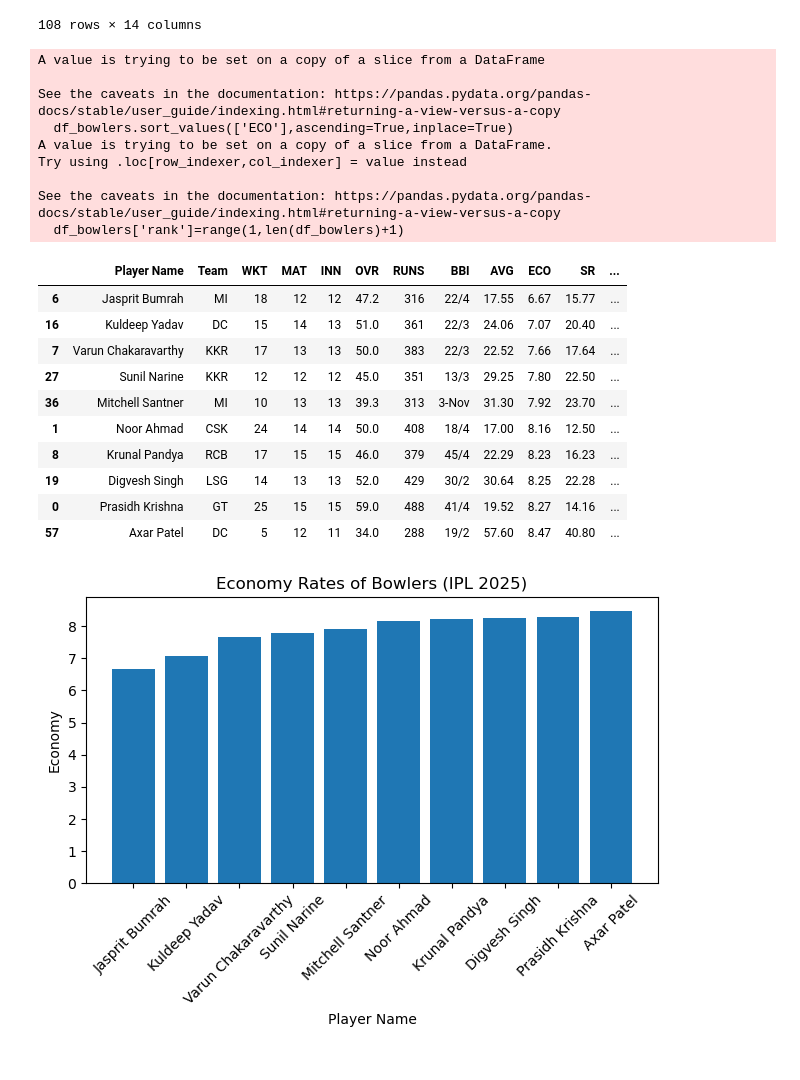
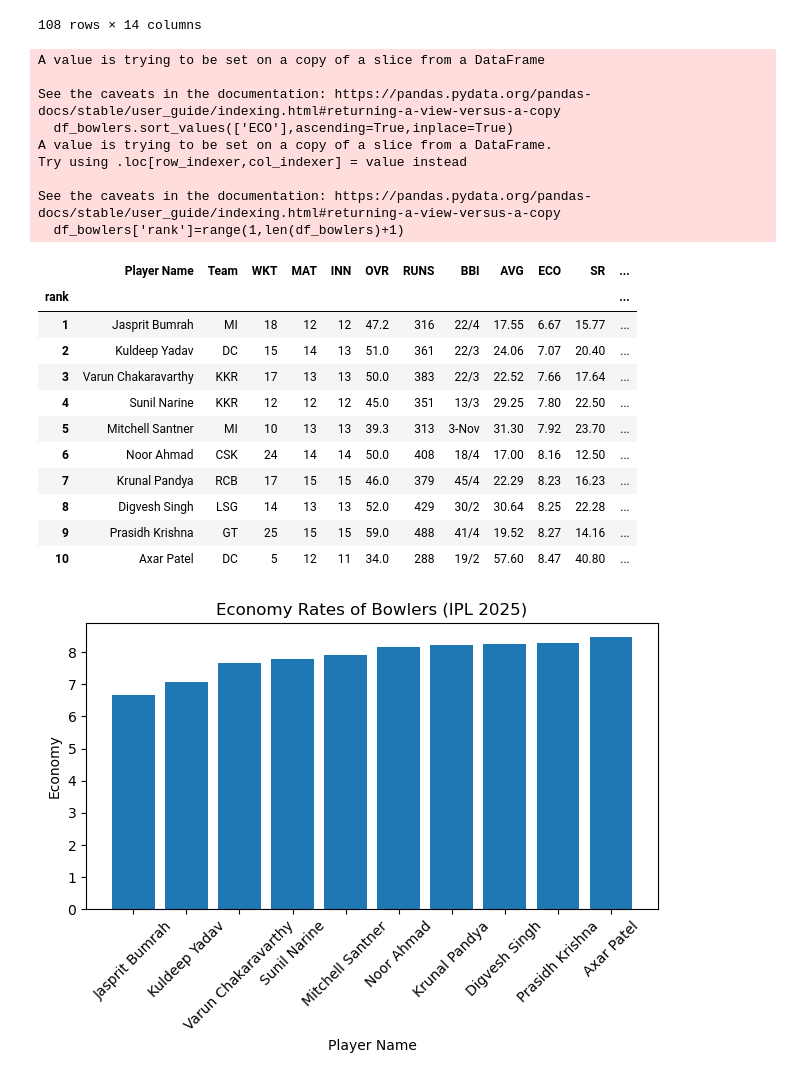
Before and after one commit to Subhu0110/IPL_Project, a Jupyter notebook: ProjectIPLBowling2025.ipynb, the cells around one changed output. Cells and saved outputs as stored; diff of their text form; code cells hidden in the pictures.

```diff
--- a/ProjectIPLBowling2025.ipynb
+++ b/ProjectIPLBowling2025.ipynb
@@ -221,30 +222,31 @@ df_bowlers
 # %%
 df_bowlers=df_bowlers.loc[((df_bowlers['ECO']<=8.5)&(df_bowlers['Bowls']>=150))]
 df_bowlers.sort_values(['ECO'],ascending=True,inplace=True)
 df_bowlers['rank']=range(1,len(df_bowlers)+1)
-df_bowlers.set_index('rank')
+df_bowlers.set_index('rank',inplace=True)
 df_bowlers
 # %% [output]
 A value is trying to be set on a copy of a slice from a DataFrame
 
 See the caveats in the documentation: https://pandas.pydata.org/pandas-docs/stable/user_guide/indexing.html#returning-a-view-versus-a-copy
   df_bowlers.sort_values(['ECO'],ascending=True,inplace=True)
 A value is trying to be set on a copy of a slice from a DataFrame.
 Try using .loc[row_indexer,col_indexer] = value instead
 
 See the caveats in the documentation: https://pandas.pydata.org/pandas-docs/stable/user_guide/indexing.html#returning-a-view-versus-a-copy
   df_bowlers['rank']=range(1,len(df_bowlers)+1)
 |  | Player Name | Team | WKT | MAT | INN | OVR | RUNS | BBI | AVG | ECO | SR | ... |
-| 6 | Jasprit Bumrah | MI | 18 | 12 | 12 | 47.2 | 316 | 22/4 | 17.55 | 6.67 | 15.77 | ... |
-| 16 | Kuldeep Yadav | DC | 15 | 14 | 13 | 51.0 | 361 | 22/3 | 24.06 | 7.07 | 20.40 | ... |
-| 7 | Varun Chakaravarthy | KKR | 17 | 13 | 13 | 50.0 | 383 | 22/3 | 22.52 | 7.66 | 17.64 | ... |
-| 27 | Sunil Narine | KKR | 12 | 12 | 12 | 45.0 | 351 | 13/3 | 29.25 | 7.80 | 22.50 | ... |
-| 36 | Mitchell Santner | MI | 10 | 13 | 13 | 39.3 | 313 | 3-Nov | 31.30 | 7.92 | 23.70 | ... |
-| 1 | Noor Ahmad | CSK | 24 | 14 | 14 | 50.0 | 408 | 18/4 | 17.00 | 8.16 | 12.50 | ... |
-| 8 | Krunal Pandya | RCB | 17 | 15 | 15 | 46.0 | 379 | 45/4 | 22.29 | 8.23 | 16.23 | ... |
-| 19 | Digvesh Singh | LSG | 14 | 13 | 13 | 52.0 | 429 | 30/2 | 30.64 | 8.25 | 22.28 | ... |
-| 0 | Prasidh Krishna | GT | 25 | 15 | 15 | 59.0 | 488 | 41/4 | 19.52 | 8.27 | 14.16 | ... |
-| 57 | Axar Patel | DC | 5 | 12 | 11 | 34.0 | 288 | 19/2 | 57.60 | 8.47 | 40.80 | ... |
+| rank |  |  |  |  |  |  |  |  |  |  |  | ... |
+| 1 | Jasprit Bumrah | MI | 18 | 12 | 12 | 47.2 | 316 | 22/4 | 17.55 | 6.67 | 15.77 | ... |
+| 2 | Kuldeep Yadav | DC | 15 | 14 | 13 | 51.0 | 361 | 22/3 | 24.06 | 7.07 | 20.40 | ... |
+| 3 | Varun Chakaravarthy | KKR | 17 | 13 | 13 | 50.0 | 383 | 22/3 | 22.52 | 7.66 | 17.64 | ... |
+| 4 | Sunil Narine | KKR | 12 | 12 | 12 | 45.0 | 351 | 13/3 | 29.25 | 7.80 | 22.50 | ... |
+| 5 | Mitchell Santner | MI | 10 | 13 | 13 | 39.3 | 313 | 3-Nov | 31.30 | 7.92 | 23.70 | ... |
+| 6 | Noor Ahmad | CSK | 24 | 14 | 14 | 50.0 | 408 | 18/4 | 17.00 | 8.16 | 12.50 | ... |
+| 7 | Krunal Pandya | RCB | 17 | 15 | 15 | 46.0 | 379 | 45/4 | 22.29 | 8.23 | 16.23 | ... |
+| 8 | Digvesh Singh | LSG | 14 | 13 | 13 | 52.0 | 429 | 30/2 | 30.64 | 8.25 | 22.28 | ... |
+| 9 | Prasidh Krishna | GT | 25 | 15 | 15 | 59.0 | 488 | 41/4 | 19.52 | 8.27 | 14.16 | ... |
+| 10 | Axar Patel | DC | 5 | 12 | 11 | 34.0 | 288 | 19/2 | 57.60 | 8.47 | 40.80 | ... |
 # %%
 plt.figure()
 plt.bar(df_bowlers['Player Name'],df_bowlers['ECO'])
```
Also changed, not shown: parts of 13 cells of this notebook.
